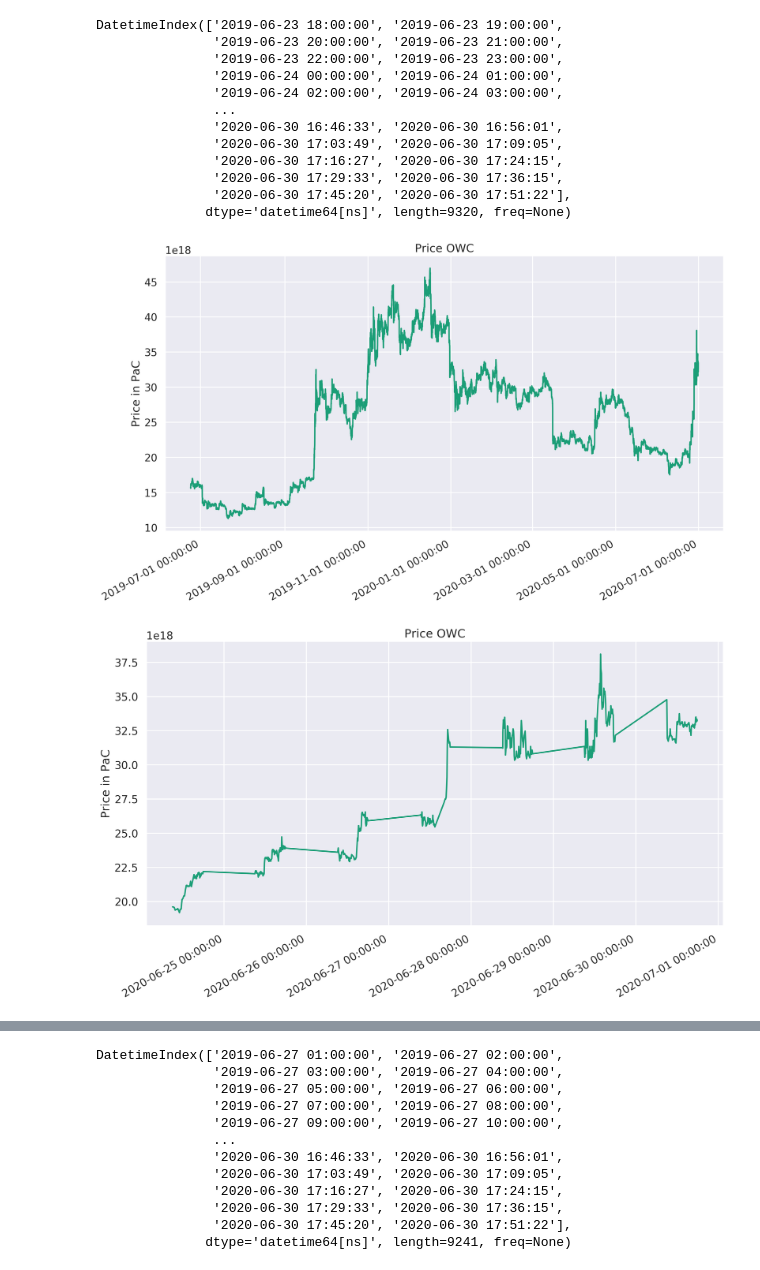
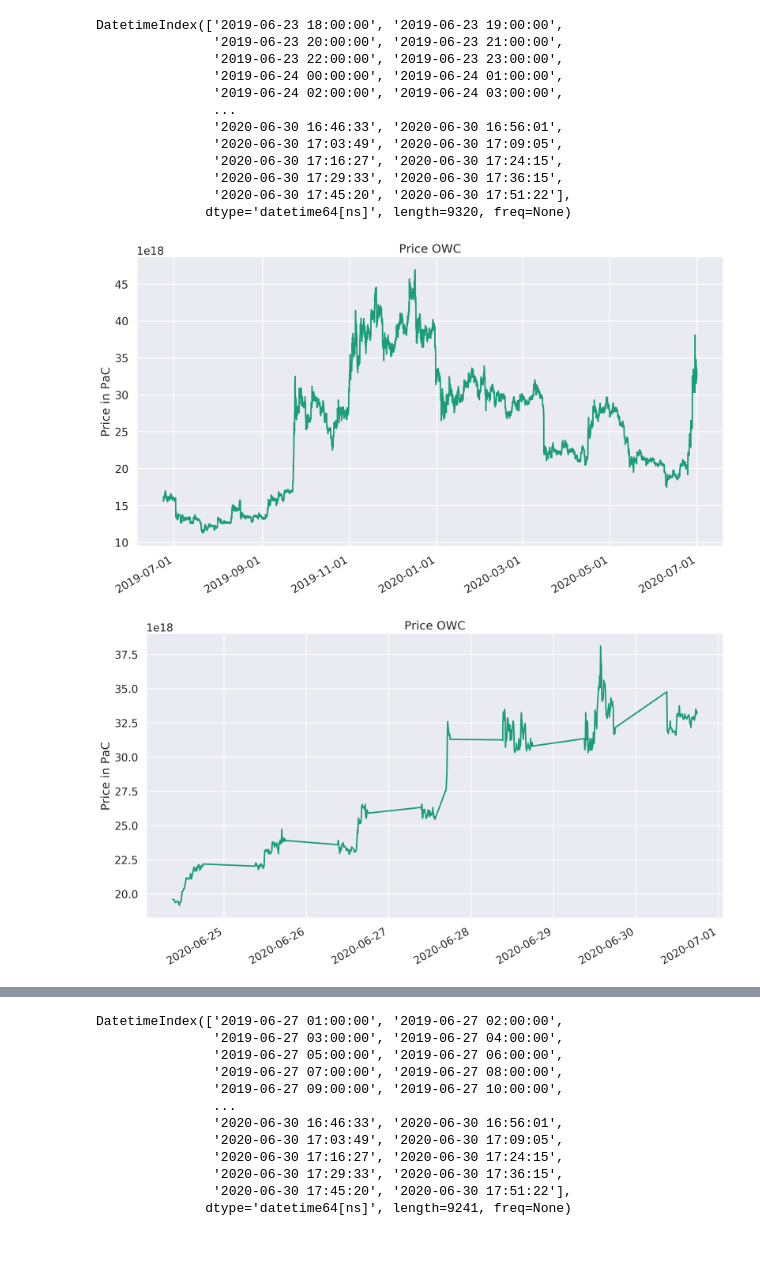
Before and after one commit to francescomarcolli/blockchain_prj, a Jupyter notebook: final_paper/price_floating.ipynb, the cells around one changed output, grey strips where cells are left out. Saved outputs shown, nothing was run; the diff lists cells and outputs as text; code cells hidden in the pictures.

```diff
--- a/final_paper/price_floating.ipynb
+++ b/final_paper/price_floating.ipynb
@@ -11,8 +11,8 @@ sns.set(style='darkgrid', context='talk', palette='Dark2')
 plt.rcParams['figure.figsize'] = [16, 9]
 plt.rcParams['figure.dpi'] = 200
 # %%
-df_CST = pd.read_csv(r'./tokenCST_prices.csv', sep='\t', index_col=0)
-df_AA = pd.read_csv(r'./tokenAA_prices.csv', sep='\t',  index_col=0)
+df_CST = pd.read_csv(r'./tokenCST_prices.csv', index_col=0)
+df_AA = pd.read_csv(r'./tokenAA_prices.csv',  index_col=0)
 df_FSS = pd.read_csv(r'./tokenFSS_prices.csv', sep='\t',  index_col=0)
 # %%
 x = [datetime.datetime.strptime(str(d),'%Y-%m-%d %H:%M:%S') for d in df_CST.index]
@@ -50,32 +50,32 @@ ax.plot(df_CST.loc[start_date:end_date, :].index, df_CST.loc[start_date:end_date
 ax.set_title('Price OWC')
 ax.set_ylabel('Price in PaC')
 
-ax.xaxis.set_major_formatter(mdates.DateFormatter('%Y-%m-%d %H:%M:%S'))
+ax.xaxis.set_major_formatter(mdates.DateFormatter('%Y-%m-%d'))
 ax.ticklabel_format( axis='y', style='sci', scilimits=(18,18), useOffset=None, useLocale=None, useMathText=None)
 #ax.xaxis.set_major_locator(mdates.DayLocator())
 fig.autofmt_xdate()
 # %% [output]
-[figure, old version]
+[figure, new version]
 # %%
 start_date = '2020-06-24 09:00:00'
 end_date = '2020-06-30 18:00:00'
 
 fig, ax = plt.subplots(figsize=(16,9))
 
 ax.plot(df_CST.loc[start_date:end_date, :].index, df_CST.loc[start_date:end_date, 'TokenCST'], label='Price')
 #ax.plot(long_MACST.loc[start_date:end_date, :].index, long_MACST.loc[start_date:end_date, 'TokenCST'], label = '100-days SMA')
 #ax.plot(short_MACST.loc[start_date:end_date, :].index, short_MACST.loc[start_date:end_date, 'TokenCST'], label = '20-days SMA')
 
 #ax.legend(loc='best')
 ax.set_title('Price OWC')
 ax.set_ylabel('Price in PaC')
 
-ax.xaxis.set_major_formatter(mdates.DateFormatter('%Y-%m-%d %H:%M:%S'))
+ax.xaxis.set_major_formatter(mdates.DateFormatter('%Y-%m-%d'))
 ax.ticklabel_format( axis='y', style='sci', scilimits=(18,18), useOffset=None, useLocale=None, useMathText=None)
 #ax.xaxis.set_major_locator(mdates.DayLocator())
 fig.autofmt_xdate()
 # %% [output]
-[figure, old version]
+[figure, new version]
 # %%
 df_AA.index
 
```
Also changed, not shown: parts of 4 cells of this notebook, 11 other files.
